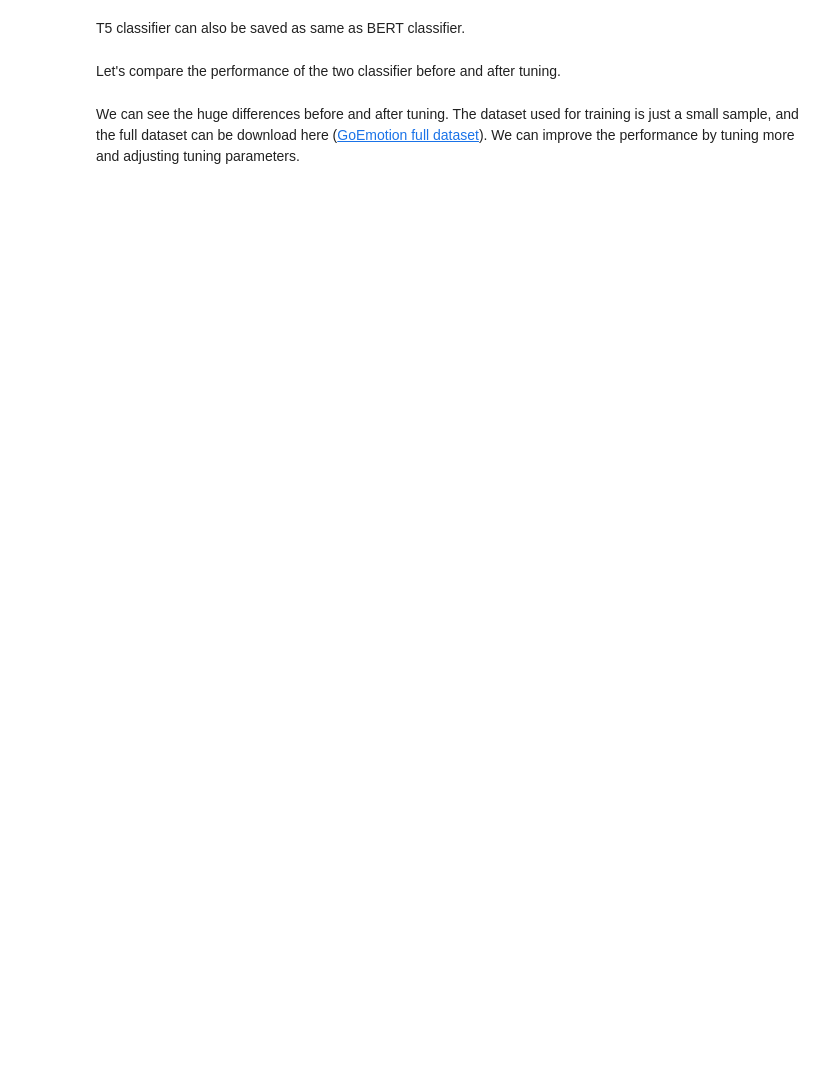
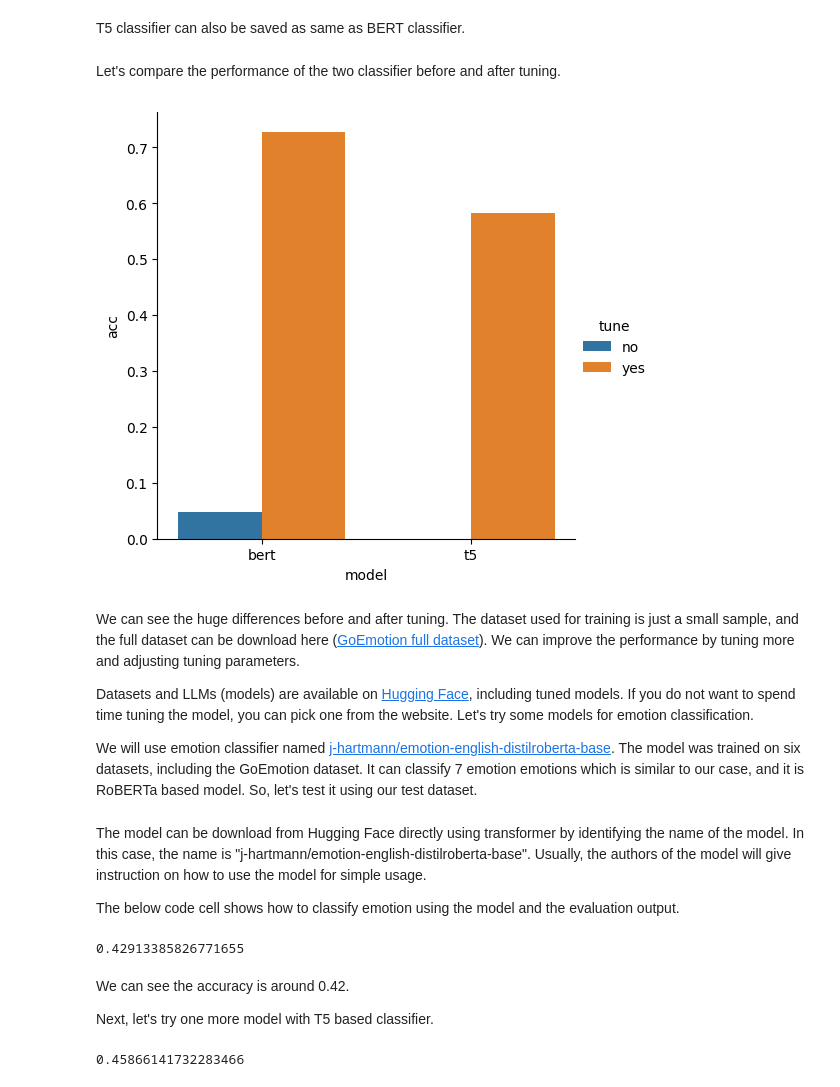
Before and after one commit to UCREL/Session-6-LLM-Based-Emotion-Analysis, a Jupyter notebook: tutorial.ipynb, the cells around one changed output. Cells and saved outputs as stored; diff of their text form; code cells hidden in the pictures; blank space fills up the shorter version.

Commit message:
add comparison between tuned models and hugging face models

```diff
--- a/tutorial.ipynb
+++ b/tutorial.ipynb
@@ -1054,2 +1192,15 @@ performances.plot.bar(x='status')
+# %%
+perm = {'model': ['bert','bert','t5','t5'],
+        'tune':['no','yes','no','yes'],
+        'acc':[BERT_performance['test_acc'][0],BERT_performance['test_acc'][1],
+               t5_performance['test_acc'][0],t5_performance['test_acc'][1]]}
+_perm = pd.DataFrame(perm)
+g = sns.catplot(x='model', y='acc', hue='tune', data=_perm, kind='bar', height=5, aspect=1)
+# %% [output]
+[figure, added]
 # %% [markdown]
 We can see the huge differences before and after tuning. The dataset used for training is just a small sample, and the full dataset can be download here (<a href='https://huggingface.co/datasets/google-research-datasets/go_emotions'>GoEmotion full dataset</a>). We can improve the performance by tuning more and adjusting tuning parameters.
+
+Datasets and LLMs (models) are available on <a href='https://huggingface.co/'>Hugging Face</a>, including tuned models. If you do not want to spend time tuning the model, you can pick one from the website.  Let's try some models for emotion classification.
+
+We will use emotion classifier named <a href='https://huggingface.co/j-hartmann/emotion-english-distilroberta-base'>j-hartmann/emotion-english-distilroberta-base</a>. The model was trained on six datasets, including the GoEmotion dataset. It can classify 7 emotion emotions which is similar to our case, and it is RoBERTa based model. So, let's test it using our test dataset.
@@ -1055,0 +1219,39 @@ We can see the huge differences before and after tuning. The dataset used for tr
+# %% [markdown]
+The model can be download from Hugging Face directly using transformer by identifying the name of the model. In this case, the name is "j-hartmann/emotion-english-distilroberta-base". Usually, the authors of the model will give instruction on how to use the model for simple usage.
+
+The below code cell shows how to classify emotion using the model and the evaluation output.
+# %%
+predictions = trainer.predict(testdata_hg)
+preds = predictions.predictions.argmax(-1)
+labels = pd.Series(preds).map(h_model1.config.id2label)
+actual = dataset['test'].ekman_label
+hg1_acc = accuracy(actual_label= actual, pred=labels)
+hg1_acc
+# %% [output]
+0.42913385826771655
+# %% [markdown]
+We can see the accuracy is around 0.42.
+
+Next, let's try one more model with T5 based classifier.
+# %%
+device = torch.device('cuda' if torch.cuda.is_available() else 'cpu')
+h_model2 = AutoModelWithLMHead.from_pretrained("mrm8488/t5-small-finetuned-emotion").to(device)
+h_tokenizer2 = AutoTokenizer.from_pretrained("mrm8488/t5-small-finetuned-emotion")
+
+
+def get_emotion(text):
+  input_ids = h_tokenizer2.encode(text + '</s>', return_tensors='pt').to(device)
+  output = h_model2.generate(input_ids=input_ids,
+               max_length=2)
+  dec = [h_tokenizer2.decode(ids, skip_special_tokens=True) for ids in output]
+  label = dec[0]
+  return label
+
+def get_performance(data = dataset['test'].text):
+  preds = [get_emotion(text) for text in data]
+  return accuracy(actual_label=actual,pred=preds)
+
+hg2_acc = get_performance()
+hg2_acc
+# %% [output]
+0.45866141732283466
```
Also changed, not shown: parts of 27 cells of this notebook.
